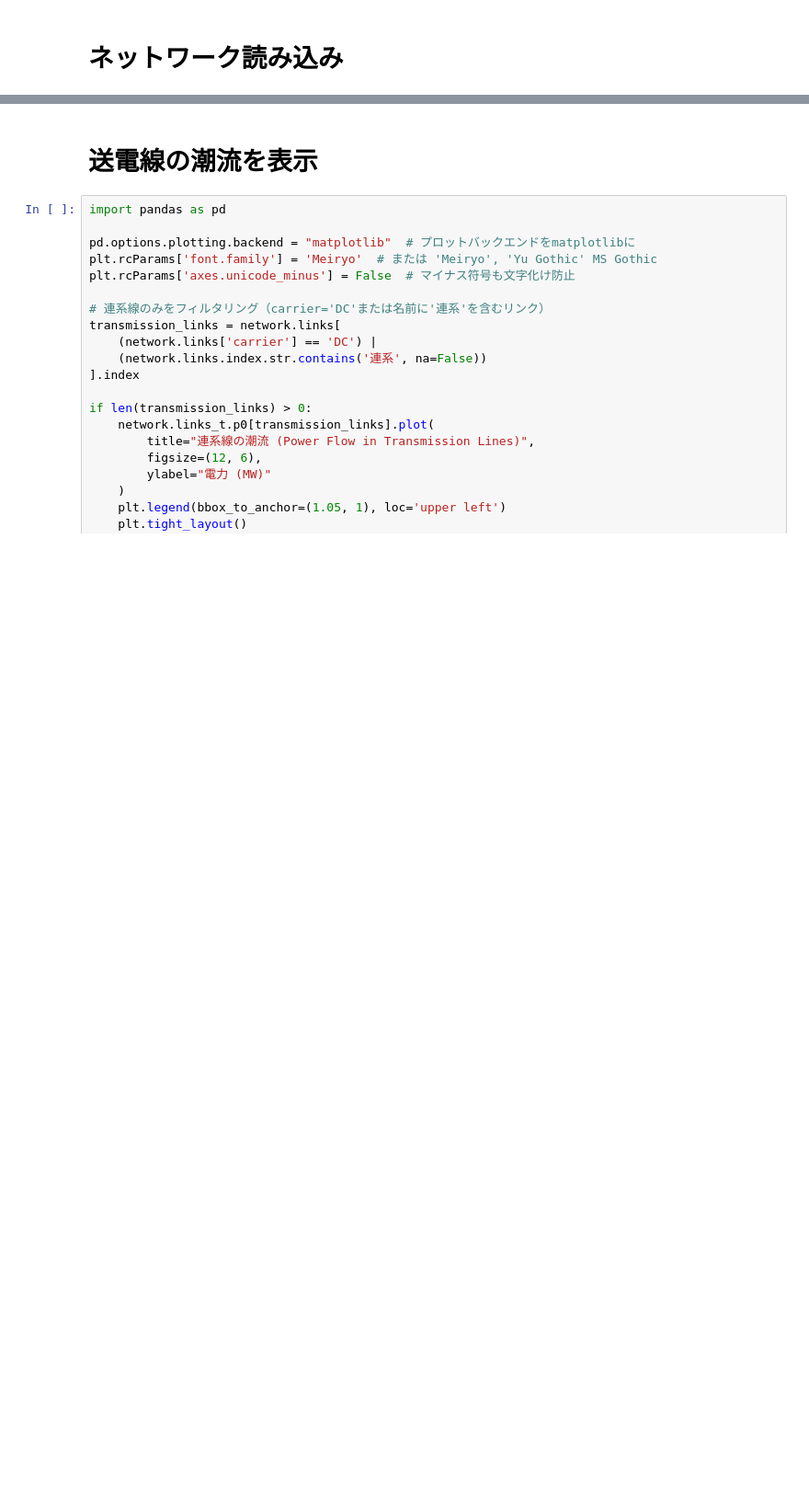
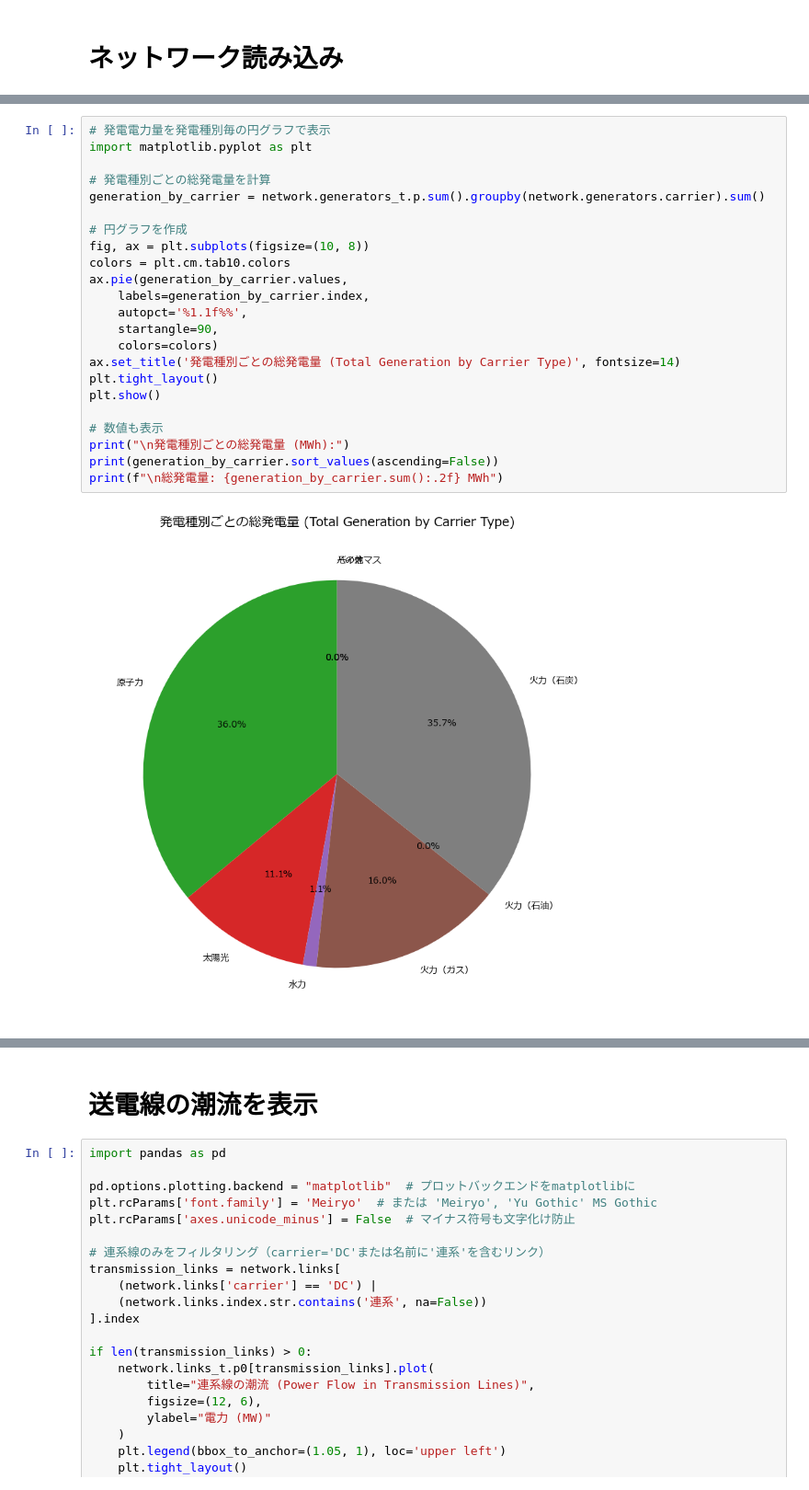
Before and after one commit to takashi-yanase/DemandSupplySimulation, a Jupyter notebook: 01 data_exploration.ipynb, the cells around one changed output, grey strips where cells are left out. Shown at 92% size. Drawn from its saved outputs; the diff is of its cells as text; blank space fills up the shorter version.

```diff
--- a/01 data_exploration.ipynb
+++ b/01 data_exploration.ipynb
@@ -20,0 +23,25 @@ pypsa_tepsco.plot_total_generation_by_carrier(network)
+# %%
+# 発電電力量を発電種別毎の円グラフで表示
+import matplotlib.pyplot as plt
+
+# 発電種別ごとの総発電量を計算
+generation_by_carrier = network.generators_t.p.sum().groupby(network.generators.carrier).sum()
+
+# 円グラフを作成
+fig, ax = plt.subplots(figsize=(10, 8))
+colors = plt.cm.tab10.colors
+ax.pie(generation_by_carrier.values,
+    labels=generation_by_carrier.index,
+    autopct='%1.1f%%',
+    startangle=90,
+    colors=colors)
+ax.set_title('発電種別ごとの総発電量 (Total Generation by Carrier Type)', fontsize=14)
+plt.tight_layout()
+plt.show()
+
+# 数値も表示
+print("\n発電種別ごとの総発電量 (MWh):")
+print(generation_by_carrier.sort_values(ascending=False))
+print(f"\n総発電量: {generation_by_carrier.sum():.2f} MWh")
+# %% [output]
+[figure, added]
```
Also changed, not shown: parts of 7 cells of this notebook, 3 other files.
